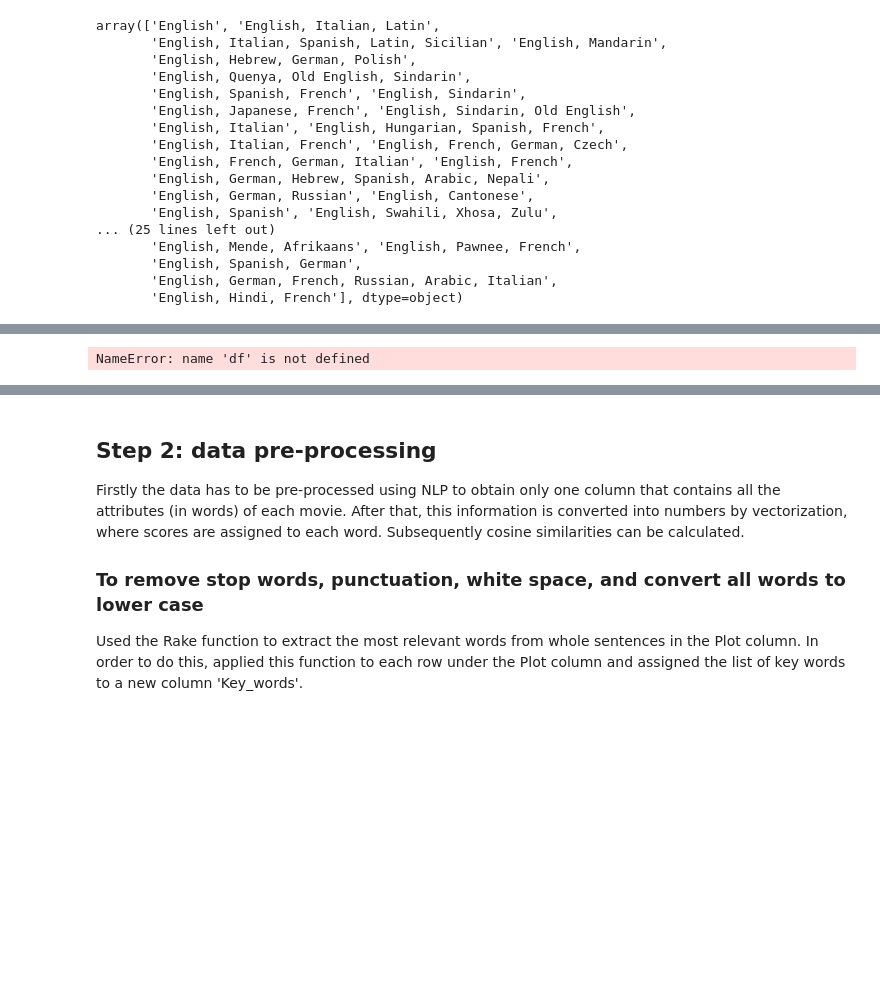
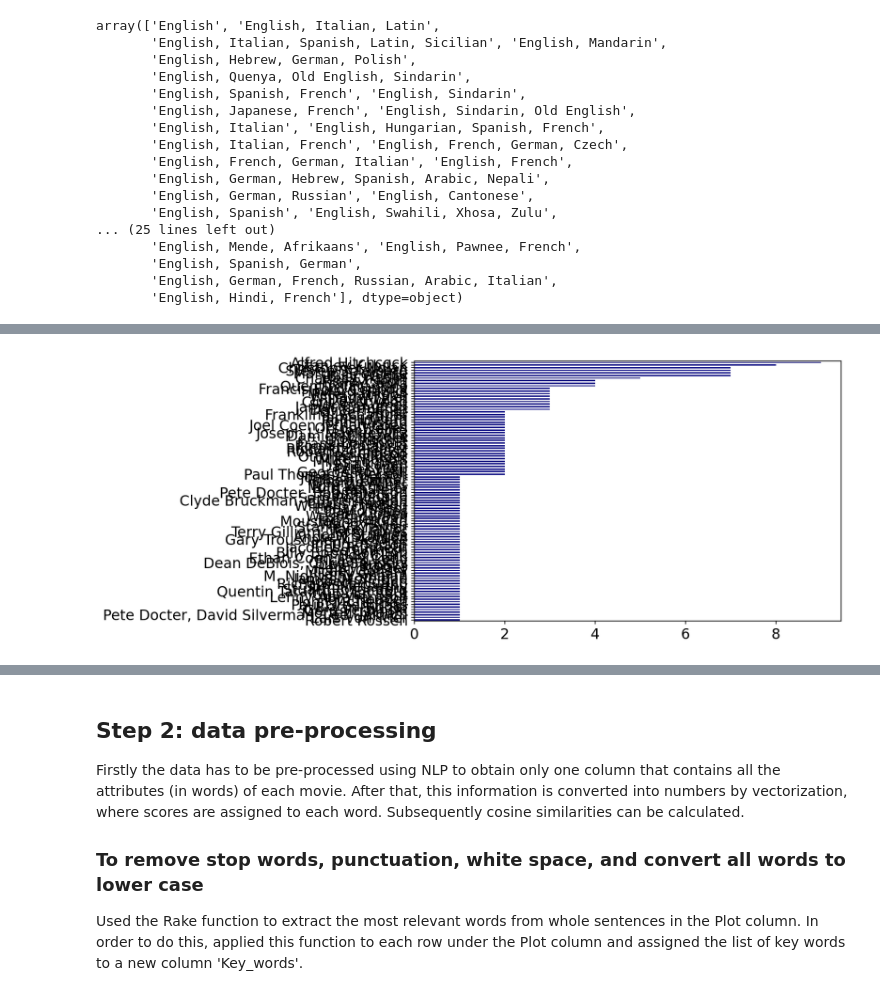
Before and after one commit to CLWIL128/Deep-Learning-Group-10, a Jupyter notebook: Item-based collaborative filtering.ipynb, the cells around one changed output, grey strips where cells are left out. Drawn from its saved outputs; the diff is of its cells as text; code cells hidden in the pictures; blank space fills up the shorter version.

```diff
--- a/Item-based collaborative filtering.ipynb
+++ b/Item-based collaborative filtering.ipynb
@@ -341,6 +296,6 @@ Action, Drama, Sport             1
 Name: Genre, Length: 110, dtype: int64
 # %%
-# 10 popular directors (from 155 unique directors)
-df['Director'].value_counts()[0:10].plot(kind='barh', figsize=[8,5], fontsize=15, color='navy').invert_yaxis()
+# 100 popular directors (from 155 unique directors)
+df['Director'].value_counts()[0:100].plot(kind='barh', figsize=[8,5], fontsize=15, color='navy').invert_yaxis()
 # %% [output]
-NameError: name 'df' is not defined
+[figure, added]
```
Also changed, not shown: parts of 42 cells of this notebook.
